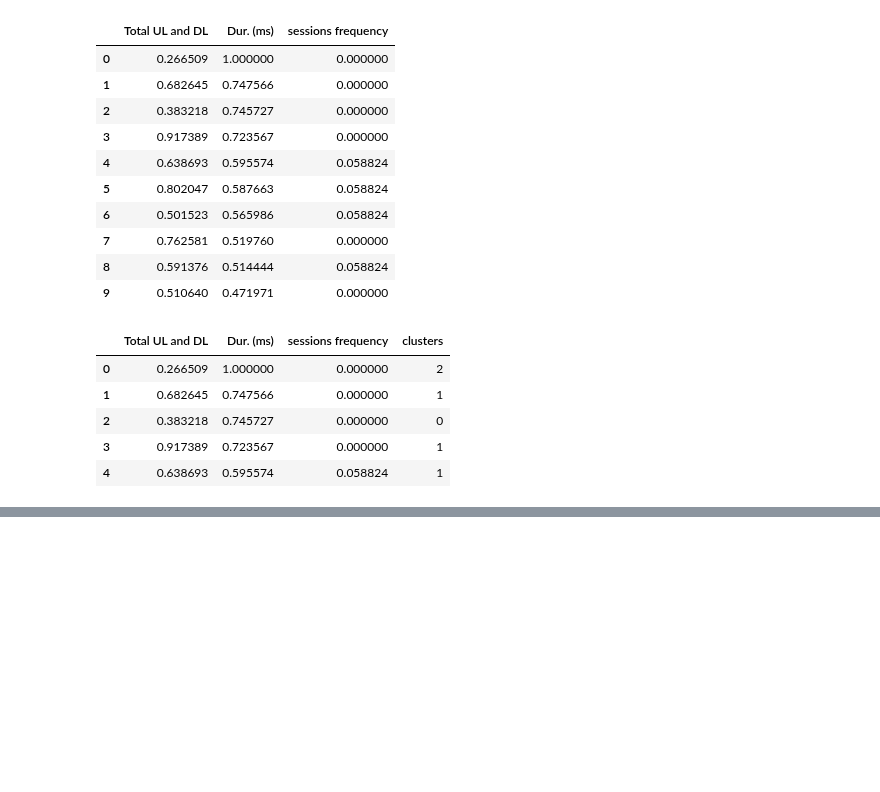
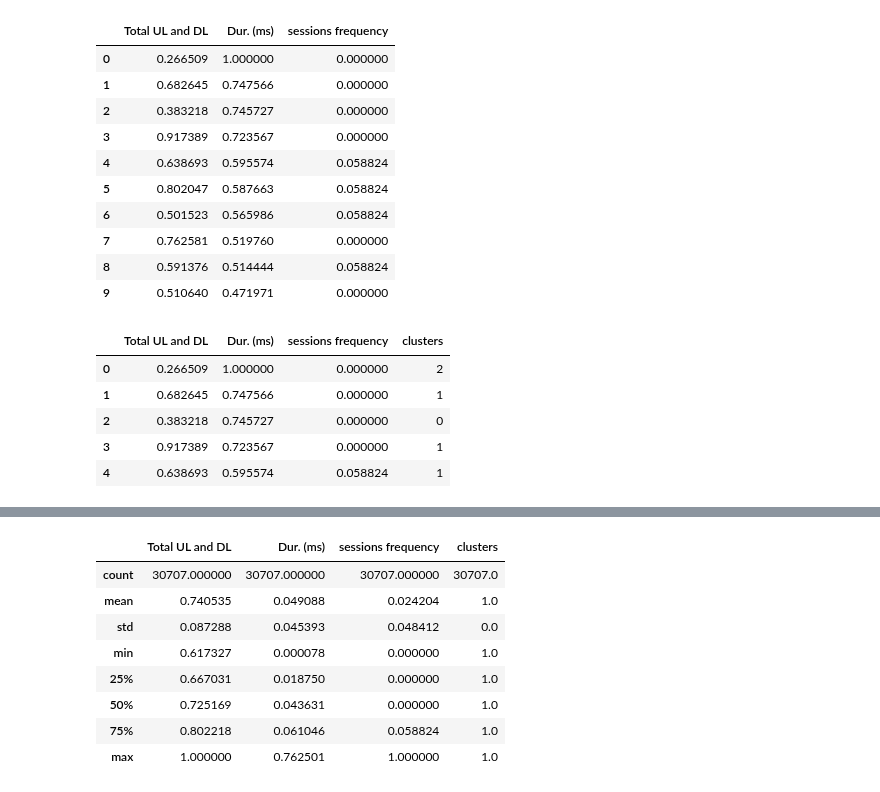
Before and after one commit to Abel-Blue/telecom-user-analytics, a Jupyter notebook: notebooks/user_engagementAnalysis.ipynb, the cells around one changed output, grey strips where cells are left out. Cells and saved outputs as stored; diff of their text form; code cells hidden in the pictures; blank space fills up the shorter version.

```diff
--- a/notebooks/user_engagementAnalysis.ipynb
+++ b/notebooks/user_engagementAnalysis.ipynb
@@ -289,0 +303,4 @@ plt.show()
+# %%
+# cluster 2
+nor_cluster2 = cm[cm.cluster == 1].iloc[:,0].values.tolist()
+cluster_2_df = df_nor.loc[nor_cluster2,:]
@@ -289,0 +325,12 @@ plt.show()
+# %%
+cluster_2_df.describe()
+# %% [output]
+|  | Total UL and DL | Dur. (ms) | sessions frequency | clusters |
+| count | 30707.000000 | 30707.000000 | 30707.000000 | 30707.0 |
+| mean | 0.740535 | 0.049088 | 0.024204 | 1.0 |
+| std | 0.087288 | 0.045393 | 0.048412 | 0.0 |
+| min | 0.617327 | 0.000078 | 0.000000 | 1.0 |
+| 25% | 0.667031 | 0.018750 | 0.000000 | 1.0 |
+| 50% | 0.725169 | 0.043631 | 0.000000 | 1.0 |
+| 75% | 0.802218 | 0.061046 | 0.058824 | 1.0 |
+| max | 1.000000 | 0.762501 | 1.000000 | 1.0 |
```
Also changed, not shown: parts of 21 cells of this notebook.
